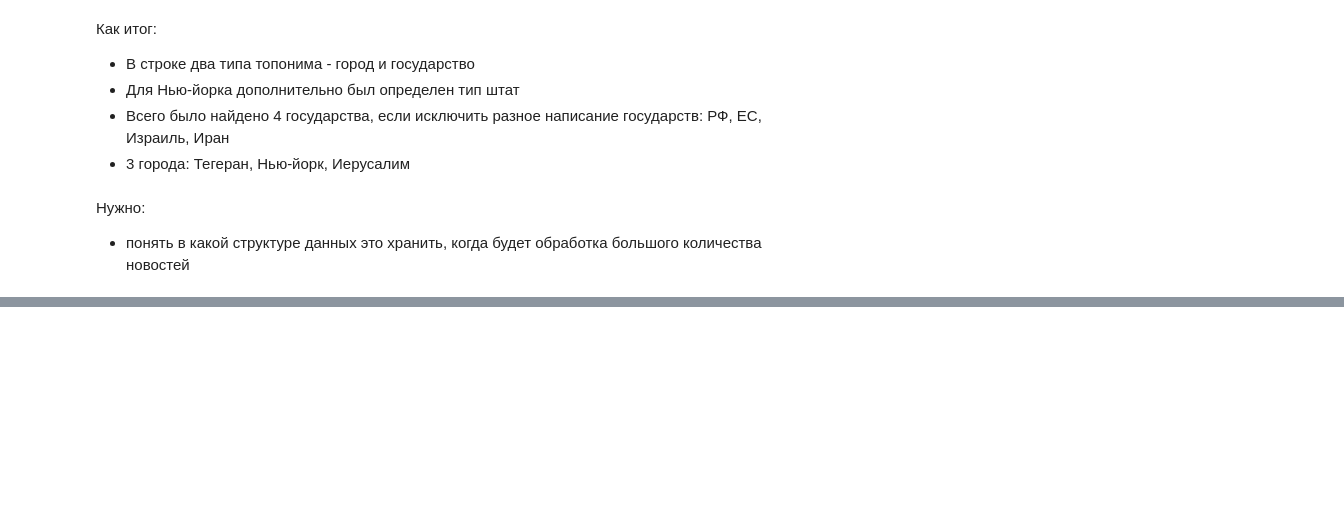
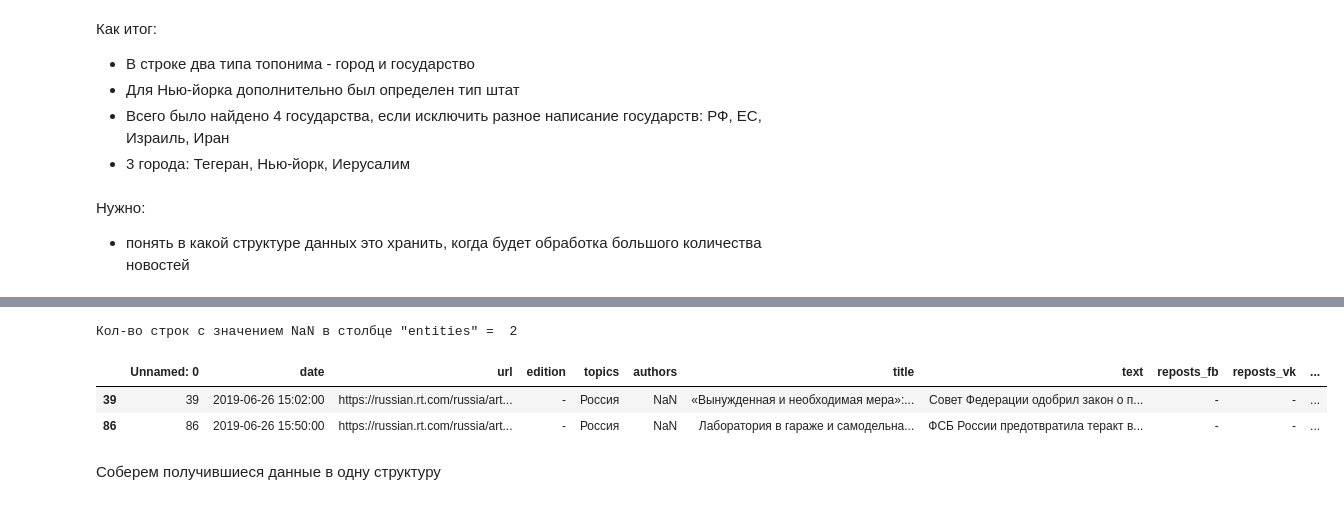
Before and after one commit to ods-ai-ml4sg/proj_news_viz, a Jupyter notebook: nlp/notebooks/ner/pullenti/pullenti_prototype.ipynb, the cells around one changed output, grey strips where cells are left out. Cells and saved outputs as stored; diff of their text form; code cells hidden in the pictures; blank space fills up the shorter version.

```diff
--- a/nlp/notebooks/ner/pullenti/pullenti_prototype.ipynb
+++ b/nlp/notebooks/ner/pullenti/pullenti_prototype.ipynb
@@ -118,0 +179,10 @@ entities.most_common()
+# %%
+print('Кол-во строк с значением NaN в столбце "entities" = ', data['entities'].isnull().sum())
+data[data['entities'].isnull()]
+# %% [output]
+Кол-во строк с значением NaN в столбце "entities" =  2
+|  | Unnamed: 0 | date | url | edition | topics | authors | title | text | reposts_fb | reposts_vk | ... |
+| 39 | 39 | 2019-06-26 15:02:00 | https://russian.rt.com/russia/art... | - | Россия | NaN | «Вынужденная и необходимая мера»:... | Совет Федерации одобрил закон о п... | - | - | ... |
+| 86 | 86 | 2019-06-26 15:50:00 | https://russian.rt.com/russia/art... | - | Россия | NaN | Лаборатория в гараже и самодельна... | ФСБ России предотвратила теракт в... | - | - | ... |
+# %% [markdown]
+Соберем получившиеся данные в одну структуру
```
Also changed, not shown: parts of 20 cells of this notebook, 1 other file.
